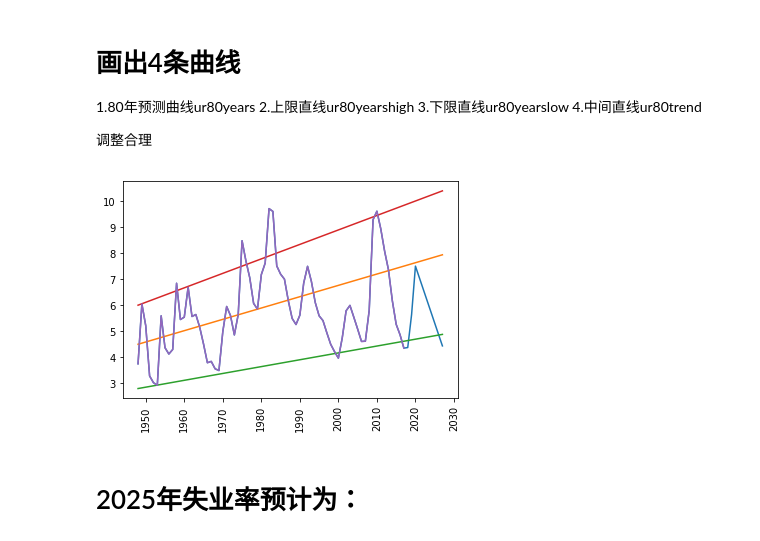
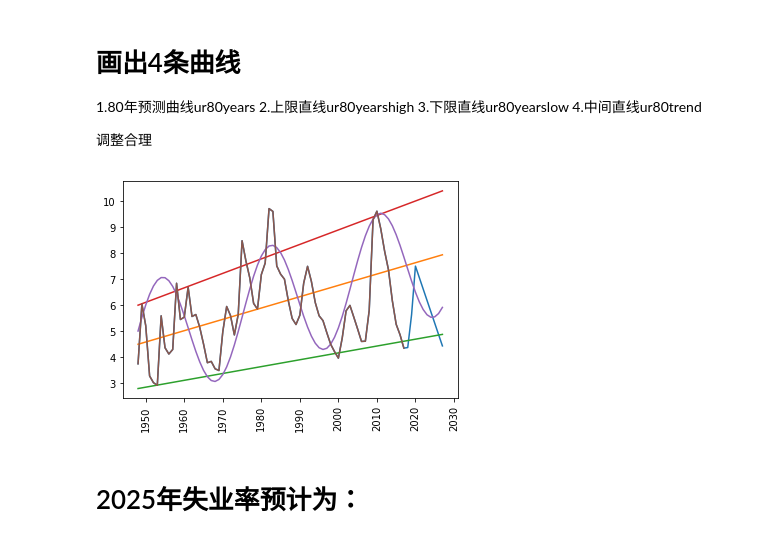
Before and after one commit to MXPL18/mpl18, a Jupyter notebook: data/wk2025solution.ipynb, the cells around one changed output. Saved outputs shown, nothing was run; the diff lists cells and outputs as text; code cells hidden in the pictures.

```diff
--- a/data/wk2025solution.ipynb
+++ b/data/wk2025solution.ipynb
@@ -114,16 +112,20 @@ ur80years[0:70]=ur70years
 uy80years=ny.arange(1948,2028)
 ur80trend=(ny.arange(80)/23)+4.5
 ur80years=(ny.arange(80)/16)
+ur80yearssin=ny.sin(ny.arange(80)/5)*3+5
 
 ur80yearslow=(ny.arange(80)/38)+2.8
 ur80yearshigh=(ny.arange(80)/18)+6
+
+ur80yearscpx=ny.sin((ny.arange(80)+1)/4.5)*2.3+ur80trend
 
 ur80years[70:72]=ur80years[70:72]+ny.arange(2)*1.2
 ur80years[72:80]=ur80years[72:80]-ny.arange(8)*0.5+3
 
 
-print("NOW print trend after arange 80")
-print(ur80trend)
+
+#print("NOW print trend after arange 80")
+#print(ur80trend)
 
 
 uy70years=ny.array(uy70years)
@@ -131,10 +133,10 @@ ur70years=ny.array(ur70years)
 
 ur80years[0:70]=ur70years
 
-print(uy70years)
-print(ur70years)
+#print(uy70years)
+#print(ur70years)
 
-print(uy80years)
-print(ur80years)
+#print(uy80years)
+#print(ur80years)
 
-print(ur80trend)
+#print(ur80trend)
@@ -168,18 +152,19 @@ NOW print trend after arange 80
 # %%
 %matplotlib inline
 import matplotlib.pyplot as plt
 
 plt.plot(uy80years,ur80years)
 plt.plot(uy80years,ur80trend)
 plt.plot(uy80years,ur80yearslow)
 plt.plot(uy80years,ur80yearshigh)
+#plt.plot(uy80years,ur80yearssin)
+plt.plot(uy80years,ur80yearscpx)
 plt.plot(uy70years,ur70years)
-
 
 plt.xticks(rotation=90)
 plt.show()
 # %% [output]
-[figure, old version]
+[figure, new version]
 # %% [markdown]
 # 2025年失业率预计为：
 # %%
```
Also changed, not shown: parts of 5 cells of this notebook.
